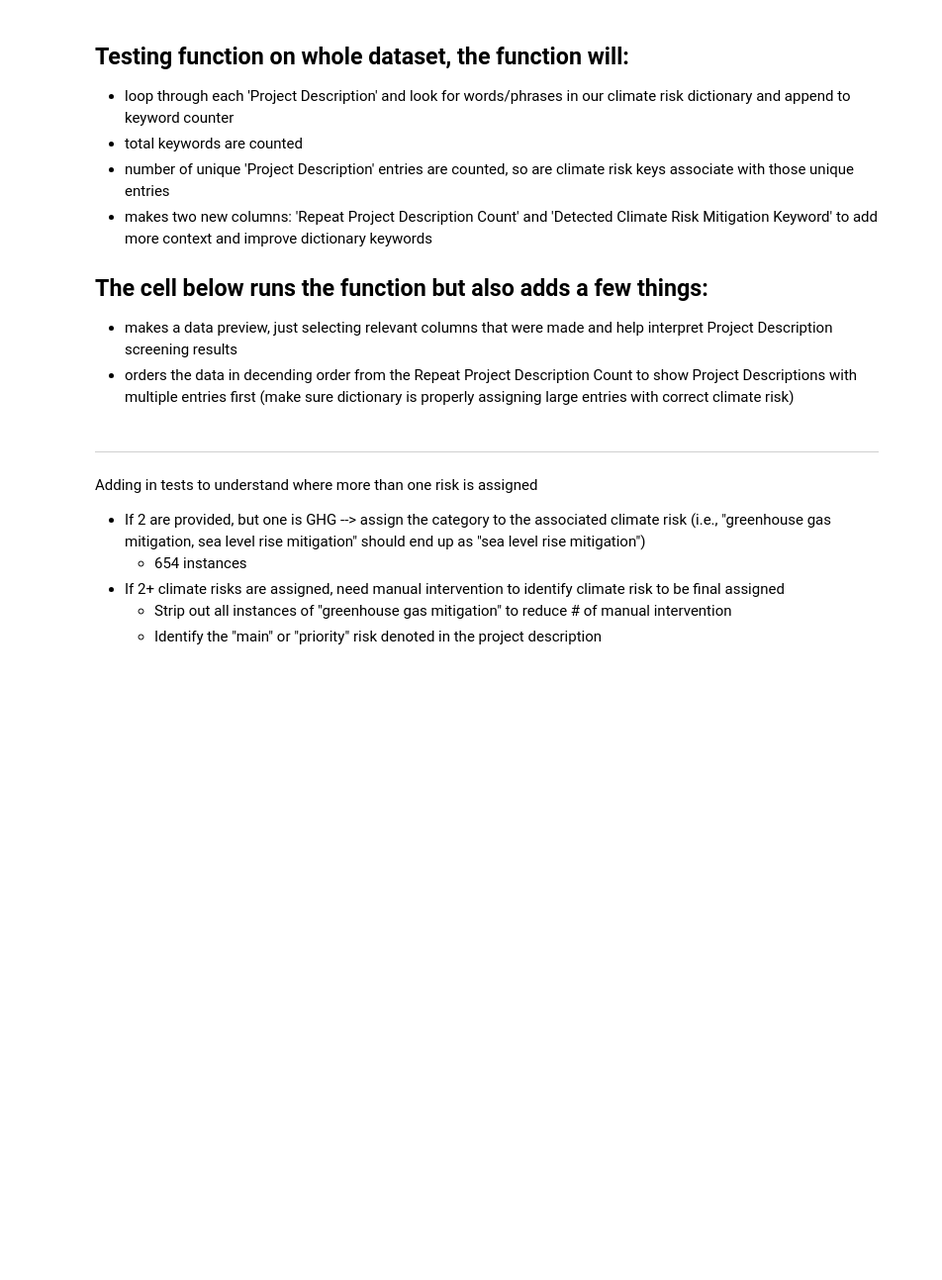
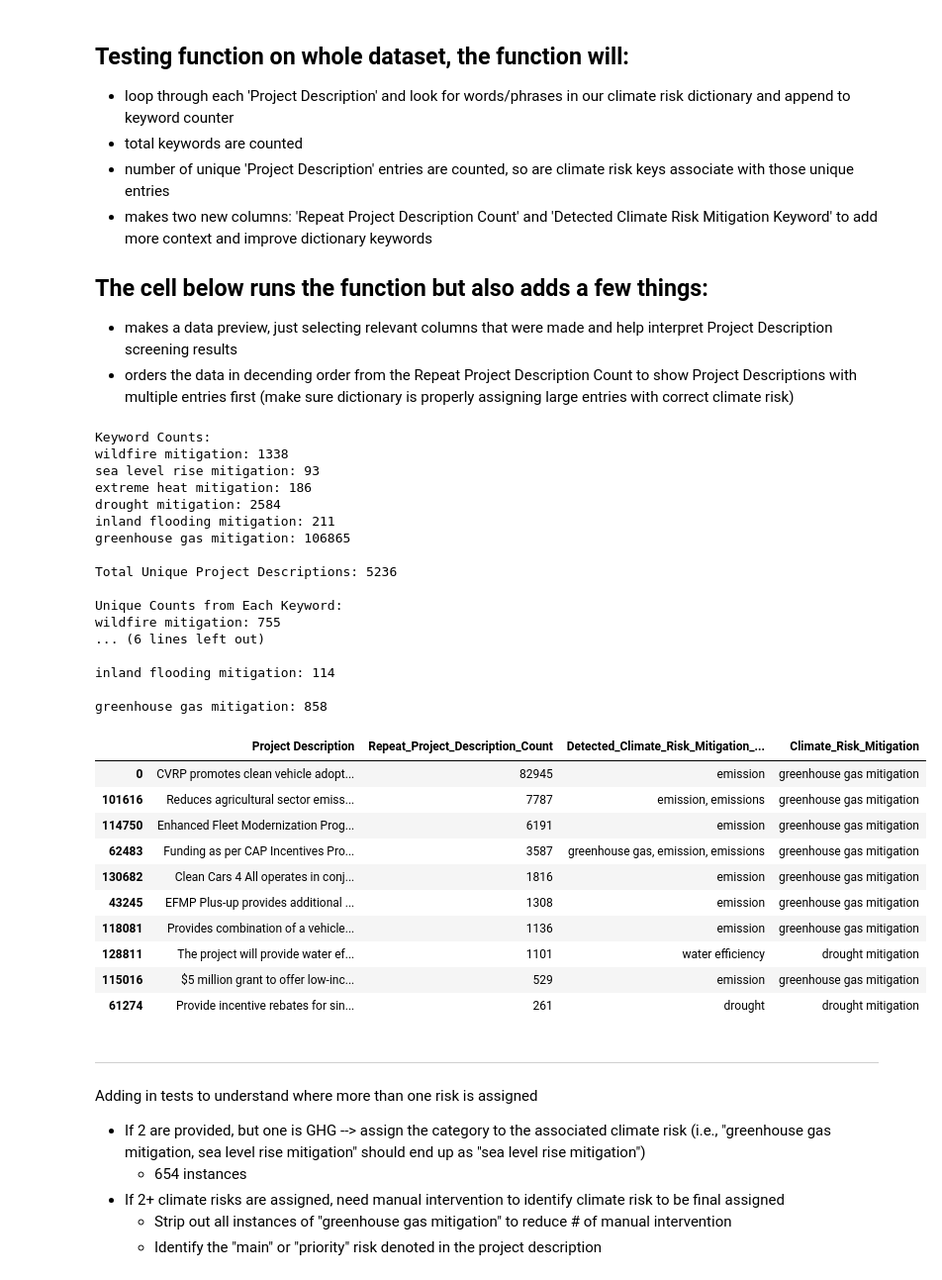
Before and after one commit to Eagle-Rock-Analytics/carb-climate-index, a Jupyter notebook: scripts/cci_crosswalk/crosswalk_phase_two/cci_projects.ipynb, the cells around one changed output. Shown at 99% size. Cells and saved outputs as stored; diff of their text form; code cells hidden in the pictures; blank space fills up the shorter version.

```diff
--- a/scripts/cci_crosswalk/crosswalk_phase_two/cci_projects.ipynb
+++ b/scripts/cci_crosswalk/crosswalk_phase_two/cci_projects.ipynb
@@ -184,19 +237,45 @@ def add_climate_risk_column(df, keyword_dict, output_csv=None):
 # %%
 add_climate_risk_column(crosswalk_data, climate_risk_dict) #, 'climate_risk_attributed_crosswalk_data.csv')
 pd.set_option('display.max_colwidth', None)
 data_preview = crosswalk_data[['Project Description', 'Repeat_Project_Description_Count', 'Detected_Climate_Risk_Mitigation_Keyword', 'Climate_Risk_Mitigation']]
-
-# Filter the DataFrame to show only rows with entries in the 'Climate_Risk_Mitigation' column
-data_preview_filtered = data_preview[data_preview['Climate_Risk_Mitigation'] != '']
 
 # Filter the DataFrame to show only rows with entries in the 'Climate_Risk_Mitigation' column
 data_preview_filtered = data_preview[data_preview['Climate_Risk_Mitigation'] != '']
 
 # Sort the DataFrame based on 'Repeat_Project_Description_Count' in descending order
 data_preview_filtered_sorted = data_preview_filtered.sort_values(by='Repeat_Project_Description_Count', ascending=False)
 
 # Drop duplicates based on both 'Repeat_Project_Description_Count' and 'Project Description' to keep only one row per unique combination
 data_preview_filtered_unique = data_preview_filtered_sorted.drop_duplicates(subset=['Repeat_Project_Description_Count', 'Project Description'])
 
 #display(data_preview_filtered_unique)
 display(data_preview_filtered_unique[:10])
+# %% [output]
+Keyword Counts:
+wildfire mitigation: 1338
+sea level rise mitigation: 93
+extreme heat mitigation: 186
+drought mitigation: 2584
+inland flooding mitigation: 211
+greenhouse gas mitigation: 106865
+
+Total Unique Project Descriptions: 5236
+
+Unique Counts from Each Keyword:
+wildfire mitigation: 755
+... (6 lines left out)
+
+inland flooding mitigation: 114
+
+greenhouse gas mitigation: 858
+|  | Project Description | Repeat_Project_Description_Count | Detected_Climate_Risk_Mitigation_... | Climate_Risk_Mitigation |
+| 0 | CVRP promotes clean vehicle adopt... | 82945 | emission | greenhouse gas mitigation |
+| 101616 | Reduces agricultural sector emiss... | 7787 | emission, emissions | greenhouse gas mitigation |
+| 114750 | Enhanced Fleet Modernization Prog... | 6191 | emission | greenhouse gas mitigation |
+| 62483 | Funding as per CAP Incentives Pro... | 3587 | greenhouse gas, emission, emissions | greenhouse gas mitigation |
+| 130682 | Clean Cars 4 All operates in conj... | 1816 | emission | greenhouse gas mitigation |
+| 43245 | EFMP Plus-up provides additional ... | 1308 | emission | greenhouse gas mitigation |
+| 118081 | Provides combination of a vehicle... | 1136 | emission | greenhouse gas mitigation |
+| 128811 | The project will provide water ef... | 1101 | water efficiency | drought mitigation |
+| 115016 | $5 million grant to offer low-inc... | 529 | emission | greenhouse gas mitigation |
+| 61274 | Provide incentive rebates for sin... | 261 | drought | drought mitigation |
```
Also changed, not shown: parts of 25 cells of this notebook.
